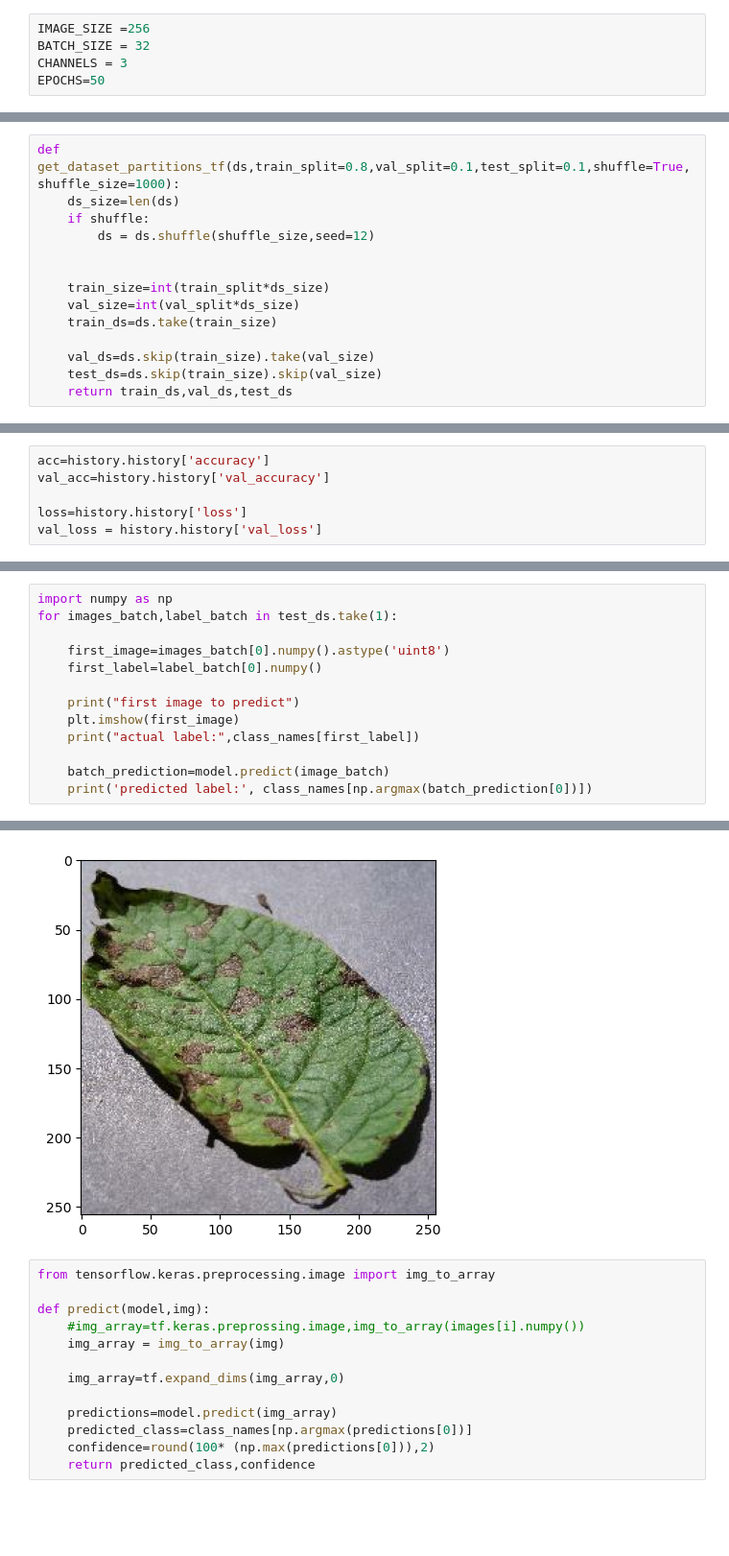
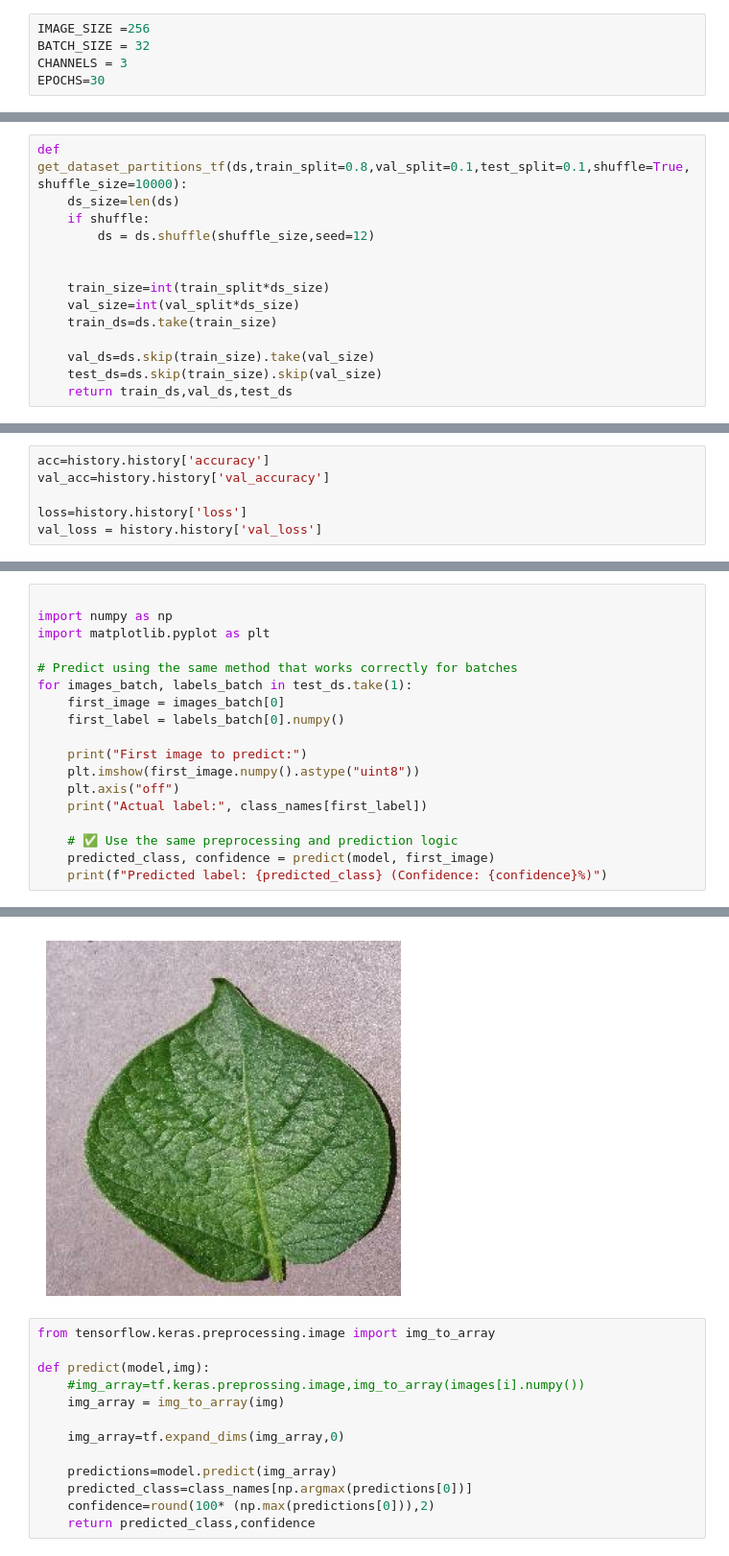
Before and after one commit to PathumiJayasiri/Plant-Disease, a Jupyter notebook: Plant Disease/training/training.ipynb, the cells around one changed output, grey strips where cells are left out. Shown at 96% size. Cells and saved outputs as stored; diff of their text form; blank space fills up the shorter version.

```diff
--- a/Plant Disease/training/training.ipynb
+++ b/Plant Disease/training/training.ipynb
@@ -6,7 +6,7 @@ import matplotlib.pyplot as plt
 IMAGE_SIZE =256
 BATCH_SIZE = 32
 CHANNELS = 3
-EPOCHS=50
+EPOCHS=30
 # %%
 dataset = tf.keras.preprocessing.image_dataset_from_directory(
     "PlantVill",
@@ -79,7 +79,7 @@ len(test_ds)
 # %% [output]
 8
 # %%
-def get_dataset_partitions_tf(ds,train_split=0.8,val_split=0.1,test_split=0.1,shuffle=True,shuffle_size=1000):
+def get_dataset_partitions_tf(ds,train_split=0.8,val_split=0.1,test_split=0.1,shuffle=True,shuffle_size=10000):
     ds_size=len(ds)
     if shuffle:
         ds = ds.shuffle(shuffle_size,seed=12)
@@ -258,14 +258,19 @@ Text(0.5, 1.0, 'Training and validation accuracy')
 # %%
+
 import numpy as np
-for images_batch,label_batch in test_ds.take(1):
+import matplotlib.pyplot as plt
 
-    first_image=images_batch[0].numpy().astype('uint8')
-    first_label=label_batch[0].numpy()
+# Predict using the same method that works correctly for batches
+for images_batch, labels_batch in test_ds.take(1):
+    first_image = images_batch[0]
+    first_label = labels_batch[0].numpy()
 
-    print("first image to predict")
-    plt.imshow(first_image)
-    print("actual label:",class_names[first_label])
+    print("First image to predict:")
+    plt.imshow(first_image.numpy().astype("uint8"))
+    plt.axis("off")
+    print("Actual label:", class_names[first_label])
 
-    batch_prediction=model.predict(image_batch)
-    print('predicted label:', class_names[np.argmax(batch_prediction[0])])
+    # ✅ Use the same preprocessing and prediction logic
+    predicted_class, confidence = predict(model, first_image)
+    print(f"Predicted label: {predicted_class} (Confidence: {confidence}%)")
 # %% [output]
@@ -276,4 +281,4 @@ predicted label: Potato___Late_blight
-[figure, old version]
+[figure, new version]
 # %%
 from tensorflow.keras.preprocessing.image import img_to_array
 
```
Also changed, not shown: parts of 12 cells of this notebook, 11 other files.
